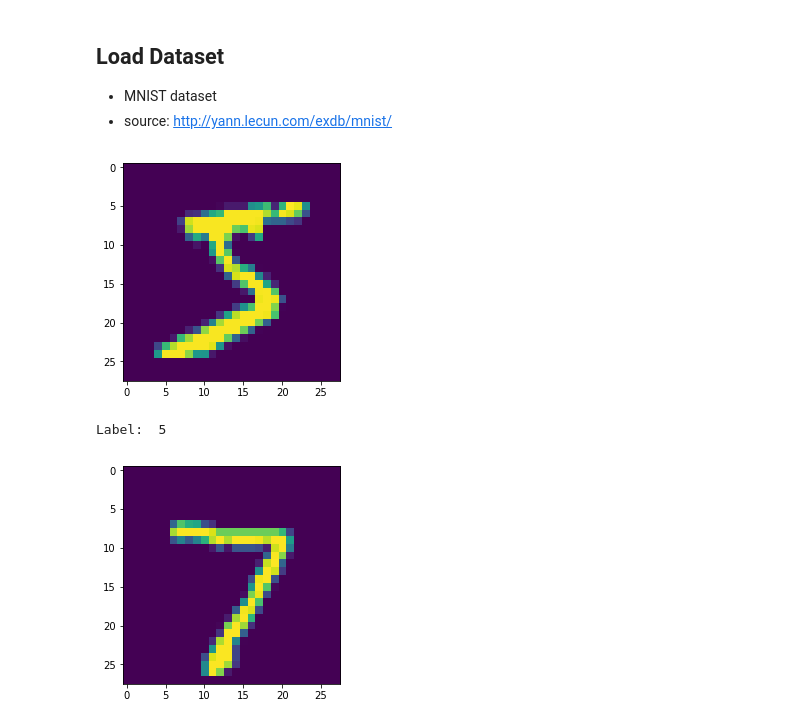
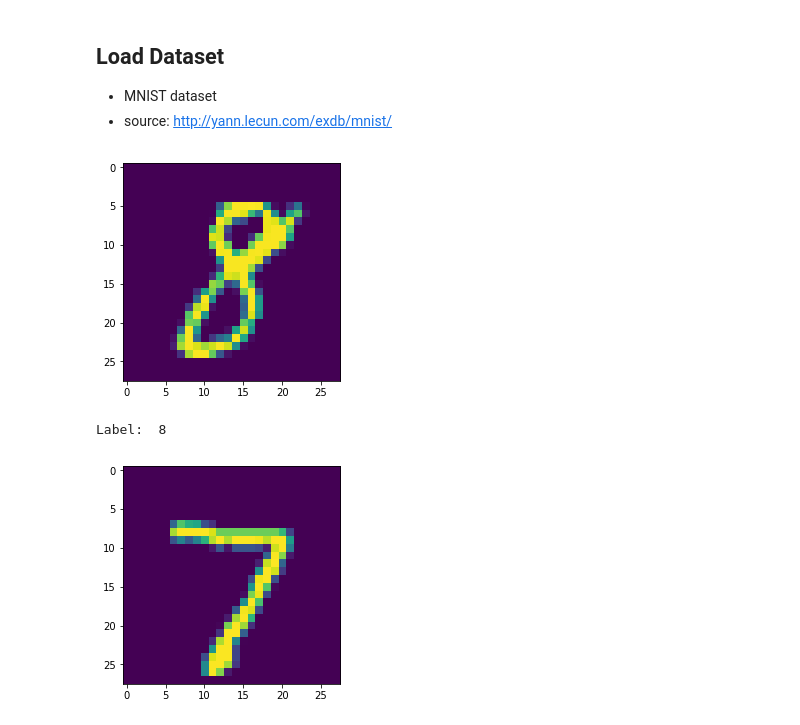
Before and after one commit to vafaei-ar/DSWSs, a Jupyter notebook: S10/notebooks/2-Advanced-MLP.ipynb, the cells around one changed output. Drawn from its saved outputs; the diff is of its cells as text; code cells hidden in the pictures.

```diff
--- a/S10/notebooks/2-Advanced-MLP.ipynb
+++ b/S10/notebooks/2-Advanced-MLP.ipynb
@@ -23,12 +22,14 @@ Using TensorFlow backend.
 # %%
 (X_train, y_train), (X_test, y_test) = mnist.load_data()
 # %%
-plt.imshow(X_train[0])    # show first number in the dataset
+ii = np.random.randint(100)
+
+plt.imshow(X_train[ii])    # show first number in the dataset
 plt.show()
-print('Label: ', y_train[0])
+print('Label: ', y_train[ii])
 # %% [output]
-[figure, old version]
+[figure, new version]
-Label:  5
+Label:  8
 # %%
 plt.imshow(X_test[0])    # show first number in the dataset
 plt.show()
```
Also changed, not shown: parts of 26 cells of this notebook, 17 other files.
